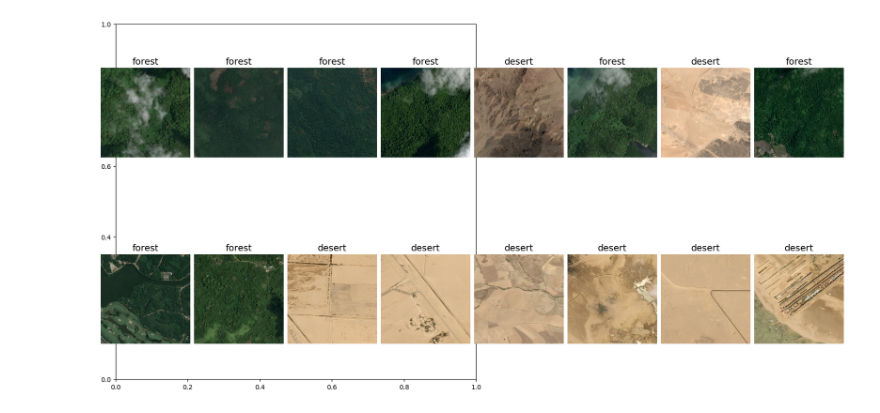
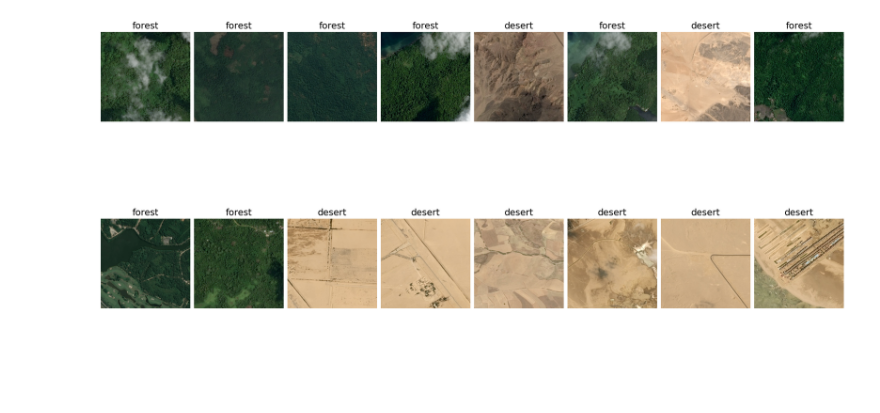
Before and after one commit to BraveCactus/Programing_4Semester, a Jupyter notebook: Computer_Vision/Homework_CV/homework_3/Task_1.ipynb, the cells around one changed output. Saved outputs shown, nothing was run; the diff lists cells and outputs as text; code cells hidden in the pictures; blank space fills up the shorter version.

Commit message:
Fix printing images

```diff
--- a/Computer_Vision/Homework_CV/homework_3/Task_1.ipynb
+++ b/Computer_Vision/Homework_CV/homework_3/Task_1.ipynb
@@ -50,35 +50,32 @@ for i in range(16):
     grays.append(process2gray(images[i]))
 
 #Список гистограмм
 hists = list()
 for i in range(16):
     hist = cv2.calcHist([grays[i].ravel()], [0], None, [256], [0, 256])
     hists.append(hist)
 
 #Классифицируем изображения
 photo_classes = list()
 
 for i in range(16):
     photo_class = image_class(hists[i])
     if (photo_class == 'desert'):
         photo_classes.append('desert')
     else:
         photo_classes.append('forest')
 
 plt.figure(figsize=(16, 8), constrained_layout=True)
 
-plt.subplot(1, 2, 1)
 for i, img in enumerate(images):
     plt.subplot(2, len(images) // 2, i + 1)
     plt.imshow(cv2.cvtColor(img, cv2.COLOR_BGR2RGB))
     if(photo_classes[i] == 'forest'):
         plt.title('forest', fontsize=14)
-        plt.axis('off')
     else:
         plt.title('desert', fontsize=14)
-        plt.axis('off')
+    plt.axis('off')
 
-plt.axis('off')
 plt.show()
 # %% [output]
-[figure, old version]
+[figure, new version]
```
